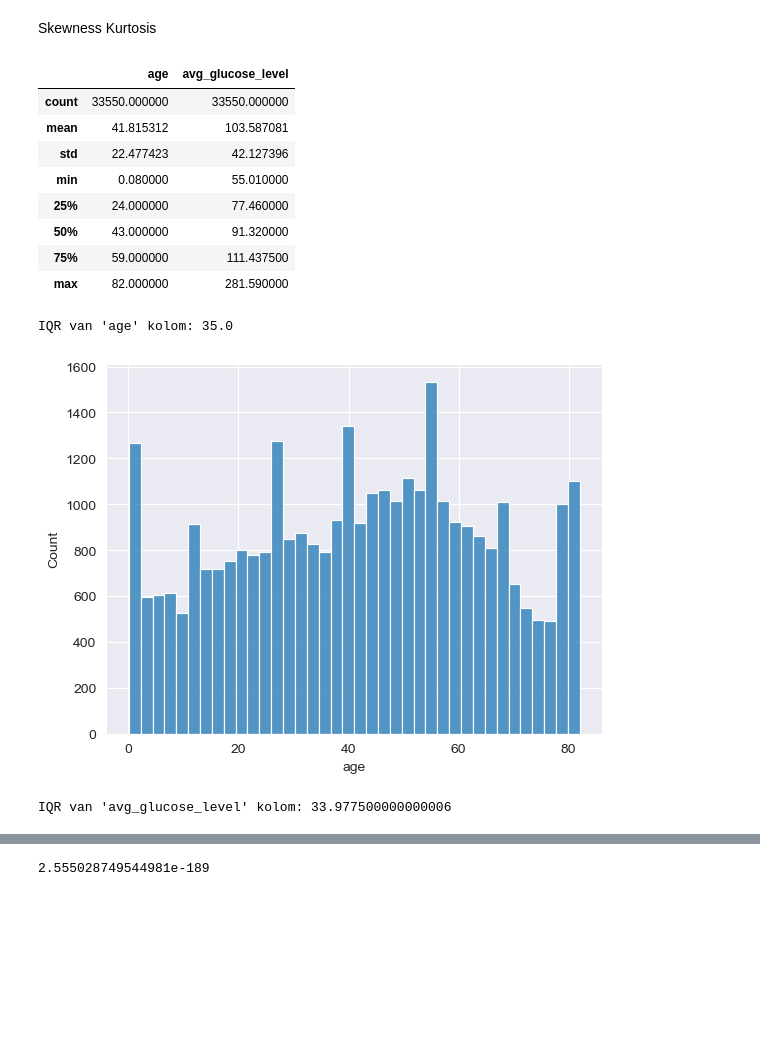
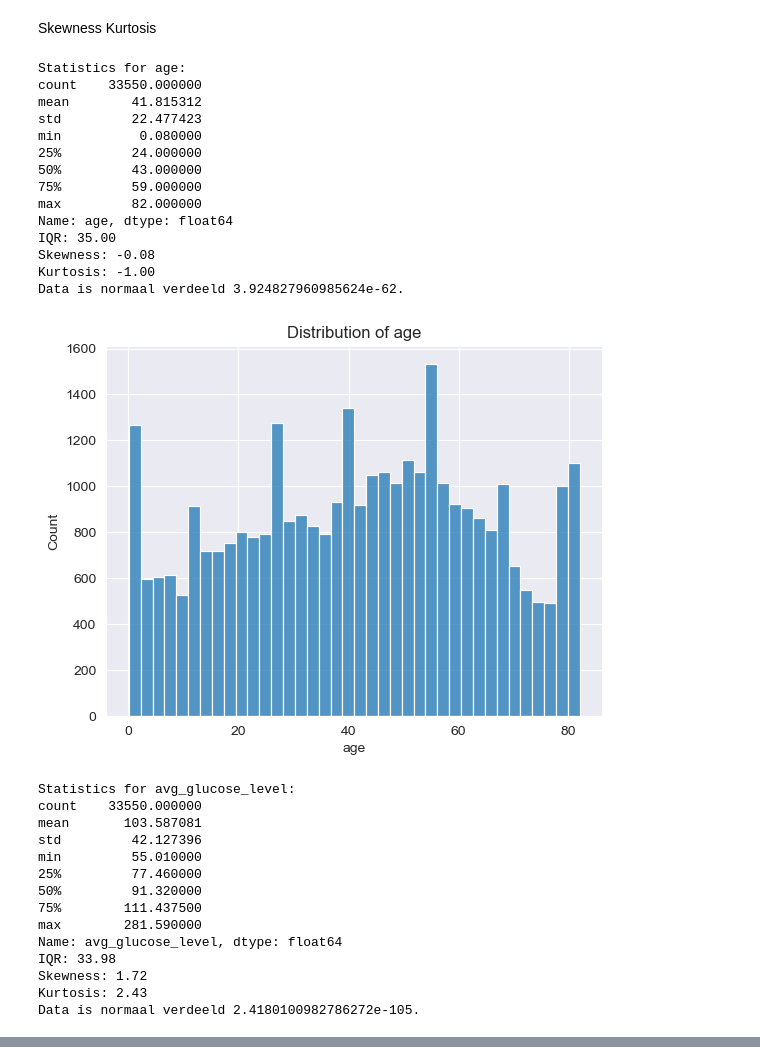
Before and after one commit to 24087068/herseninfarct_ml, a Jupyter notebook: main.ipynb, the cells around one changed output, grey strips where cells are left out. Saved outputs shown, nothing was run; the diff lists cells and outputs as text; code cells hidden in the pictures; blank space fills up the shorter version.

Commit message:
EDA verdeling code

```diff
--- a/main.ipynb
+++ b/main.ipynb
@@ -107,29 +107,53 @@ plt.show()
 # %% [markdown]
 Skewness Kurtosis
 # %%
-# Date verdeling van non-binary kolommen:
-display(df_train_features[['age', 'avg_glucose_level']].describe())
+# Data verdeling
+def statistieken_verdeling(df, col):
+    """iqr, skewness en kurtosis voor een gegevene kolom voor data verdeling inzicht."""
+    print(f"Statistics for {col}:")
+    print(df[col].describe())
+    print(f"IQR: {iqr(df[col]):.2f}")
+    print(f"Skewness: {df[col].skew():.2f}")
+    print(f"Kurtosis: {df[col].kurtosis():.2f}")
+    stat, p = shapiro(df[col])
+    if stat > 0.05:
+        print(f"Data is normaal verdeeld {p}.")
+    else:
+        print("Data is niet normaal verdeeld.")
+    sns.histplot(data=df, x=col)
+    plt.title(f"Distribution of {col}")
+    plt.show()
 
-print(f"IQR van 'age' kolom: {iqr(df_train_features['age'])}")
-sns.histplot(data=df_train_features, x='age')
-plt.show()
-
-print(f"IQR van 'avg_glucose_level' kolom: {iqr(df_train_features['avg_glucose_level'])}")
-sns.histplot(data=df_train_features, x='avg_glucose_level')
-plt.show()
-
-stat, p = shapiro(df_train_features)
-print(p)
+# Calculate stats for numeric columns
+statistieken_verdeling(df_train_features, 'age')
+statistieken_verdeling(df_train_features, 'avg_glucose_level')
 # %% [output]
-|  | age | avg_glucose_level |
-| count | 33550.000000 | 33550.000000 |
-| mean | 41.815312 | 103.587081 |
-| std | 22.477423 | 42.127396 |
-| min | 0.080000 | 55.010000 |
-| 25% | 24.000000 | 77.460000 |
-| 50% | 43.000000 | 91.320000 |
-| 75% | 59.000000 | 111.437500 |
-| max | 82.000000 | 281.590000 |
-IQR van 'age' kolom: 35.0
+Statistics for age:
+count    33550.000000
+mean        41.815312
+std         22.477423
+min          0.080000
+25%         24.000000
+50%         43.000000
+75%         59.000000
+max         82.000000
+Name: age, dtype: float64
+IQR: 35.00
+Skewness: -0.08
+Kurtosis: -1.00
+Data is normaal verdeeld 3.924827960985624e-62.
-[figure, old version]
+[figure, new version]
-IQR van 'avg_glucose_level' kolom: 33.977500000000006
+Statistics for avg_glucose_level:
+count    33550.000000
+mean       103.587081
+std         42.127396
+min         55.010000
+25%         77.460000
+50%         91.320000
+75%        111.437500
+max        281.590000
+Name: avg_glucose_level, dtype: float64
+IQR: 33.98
+Skewness: 1.72
+Kurtosis: 2.43
+Data is normaal verdeeld 2.4180100982786272e-105.
@@ -137 +160,0 @@ IQR van 'avg_glucose_level' kolom: 33.977500000000006
-2.555028749544981e-189
```
Also changed, not shown: parts of 1 cell of this notebook.
